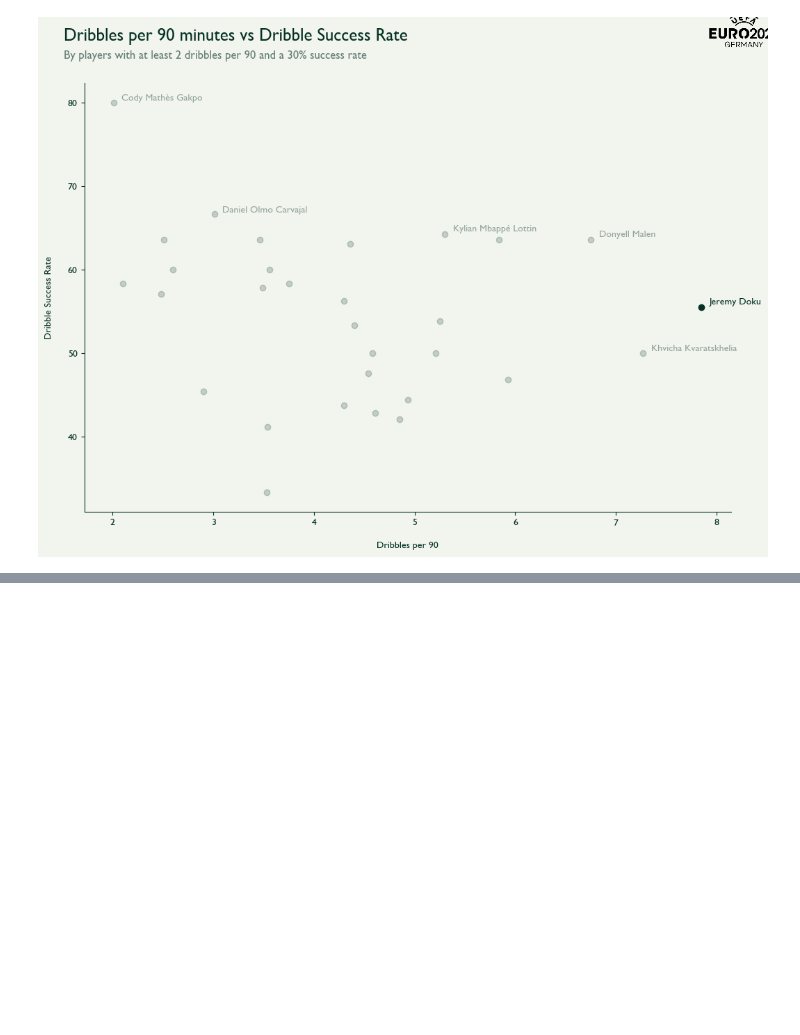
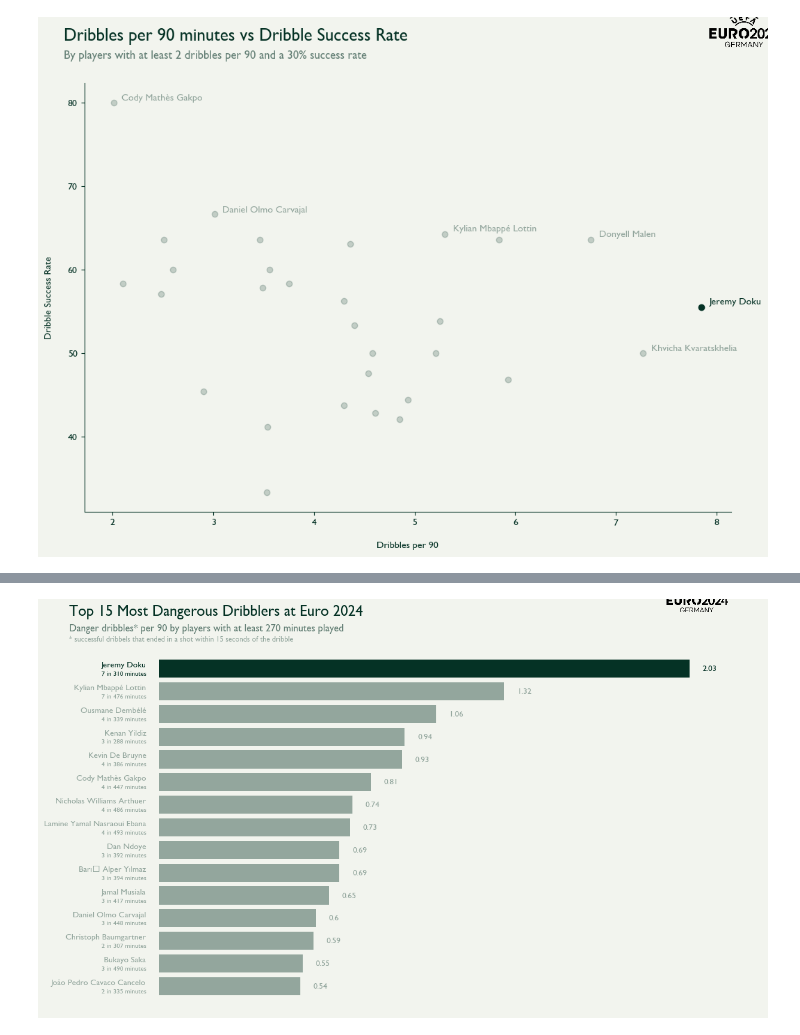
Before and after one commit to MarijnSt/soccermatics-project-1, a Jupyter notebook: per_90.ipynb, the cells around one changed output, grey strips where cells are left out. Drawn from its saved outputs; the diff is of its cells as text; code cells hidden in the pictures; blank space fills up the shorter version.

Commit message:
plot Doku's dribbles

```diff
--- a/per_90.ipynb
+++ b/per_90.ipynb
@@ -332,7 +332,7 @@ playing_time_stats = df_playing_time.groupby(['player_name', 'team_name'])['play
 playing_time_stats['minutes_played'] = (playing_time_stats['playing_time'] / 60).round(2)
 
 # Merge the two DataFrames into player stats
-df_player_stats = pd.merge(playing_time_stats, dribble_stats, on=['player_name', 'team_name'], how='left')
+df_player_stats = pd.merge(dribble_stats, playing_time_stats, on=['player_name', 'team_name'], how='left')
 
 # Calculate extra dribble stats
 df_player_stats['total_dribbles'] = df_player_stats['complete_dribbles'] + df_player_stats['incomplete_dribbles']
@@ -685,0 +794,94 @@ plt.show()
+# %%
+# Take top 15 players
+df_danger_player_stats = df_danger_player_stats.sort_values('danger_dribbles_per_90', ascending=True).tail(15).reset_index(drop=True)
+
+# Variables
+background_color = "#f2f4ee"
+dark_color = "#053225"
+
+# Init plot
+fig, ax = plt.subplots(figsize=(12, 8))
+fig.set_facecolor(background_color)
+ax.set_facecolor(background_color)
+plt.rcParams['font.family'] = 'Gill Sans'
+plt.rcParams.update({
+    'text.color': dark_color,
+    'axes.labelcolor': dark_color,
+    'axes.edgecolor': dark_color,
+    'xtick.color': dark_color,
+    'ytick.color': dark_color,
+    'grid.color': dark_color,
+})
+
+# Set titles
+plt.suptitle('Top 15 Most Dangerous Dribblers at Euro 2024', fontweight='bold', fontsize=18, ha='left', x=0, y=0.96)
+plt.text(0, 0.9, 'Danger dribbles* per 90 by players with at least 270 minutes played', ha='left', va='bottom', transform=plt.gcf().transFigure, fontsize=12, color=dark_color, alpha=0.6)
+plt.text(0, 0.88, '* successful dribbels that ended in a shot within 15 seconds of the dribble', ha='left', va='bottom', transform=plt.gcf().transFigure, fontsize=9, color=dark_color, alpha=0.4)
+
+# Loop through data and plot different things
+for i, row in df_danger_player_stats.iterrows():
+    # Check if player is Jeremy Doku and set opacity accordingly
+    player = row['player_name']
+    alpha = 1.0 if player == 'Jeremy Doku' else 0.4
+
+    # Danger dribbles per 90 bar
+    ax.barh(
+        player,
+        row['danger_dribbles_per_90'],
+        color=dark_color,
+        alpha=alpha
+    )
+
+    # Per 90 number
+    per_90 = row['danger_dribbles_per_90']
+    plt.text(per_90 + 0.05, i, per_90, va='center', fontweight='bold', alpha=alpha, color=dark_color)
+
+    # Player name in bold
+    ax.text(-0.05, i,
+            f"{row['player_name']}",
+            ha='right',
+            va='bottom',
+            fontsize=10,
+            fontweight='bold',
+            alpha=alpha)
+
+    # Team name in smaller, lighter font
+    ax.text(-0.05, i - 0.1,
+            f"{row['danger_dribbles']} in {row['minutes_played']:.0f} minutes",
+            ha='right',
+            va='top',
+            fontsize=8,
+            alpha=alpha)
+
+
+# Remove labels and ticks
+ax.set_yticklabels([])
+ax.set_yticks([])
+ax.set_xticks([])
+
+# Remove all spines
+ax.spines['top'].set_visible(False)
+ax.spines['right'].set_visible(False)
+ax.spines['left'].set_visible(False)
+ax.spines['bottom'].set_visible(False)
+
+# Add Euros 2024 logo (moved to correct position on saved image, looks different here)
+logo = mpimg.imread('euro_2024_logo.png')
+imagebox = OffsetImage(logo, zoom=0.15)  # Adjust zoom factor as needed
+ab = AnnotationBbox(imagebox,
+                    xy=(0.96, 0.91),      # Position in axes coordinates (x, y)
+                    xycoords='figure fraction',
+                    box_alignment=(1, 1),  # Alignment of box (1,1 is top right)
+                    frameon=False)        # No frame around the image
+
+fig.add_artist(ab)
+
+# Adjust layout and margins
+plt.savefig('danger_dribbles_per_90.png',
+            bbox_inches='tight',
+            pad_inches=0.4,  # Adjust this value to control the padding
+            facecolor=background_color,
+            dpi=300)
+plt.show()
+# %% [output]
+[figure, added]
```
Also changed, not shown: parts of 5 cells of this notebook, 3 other files.
